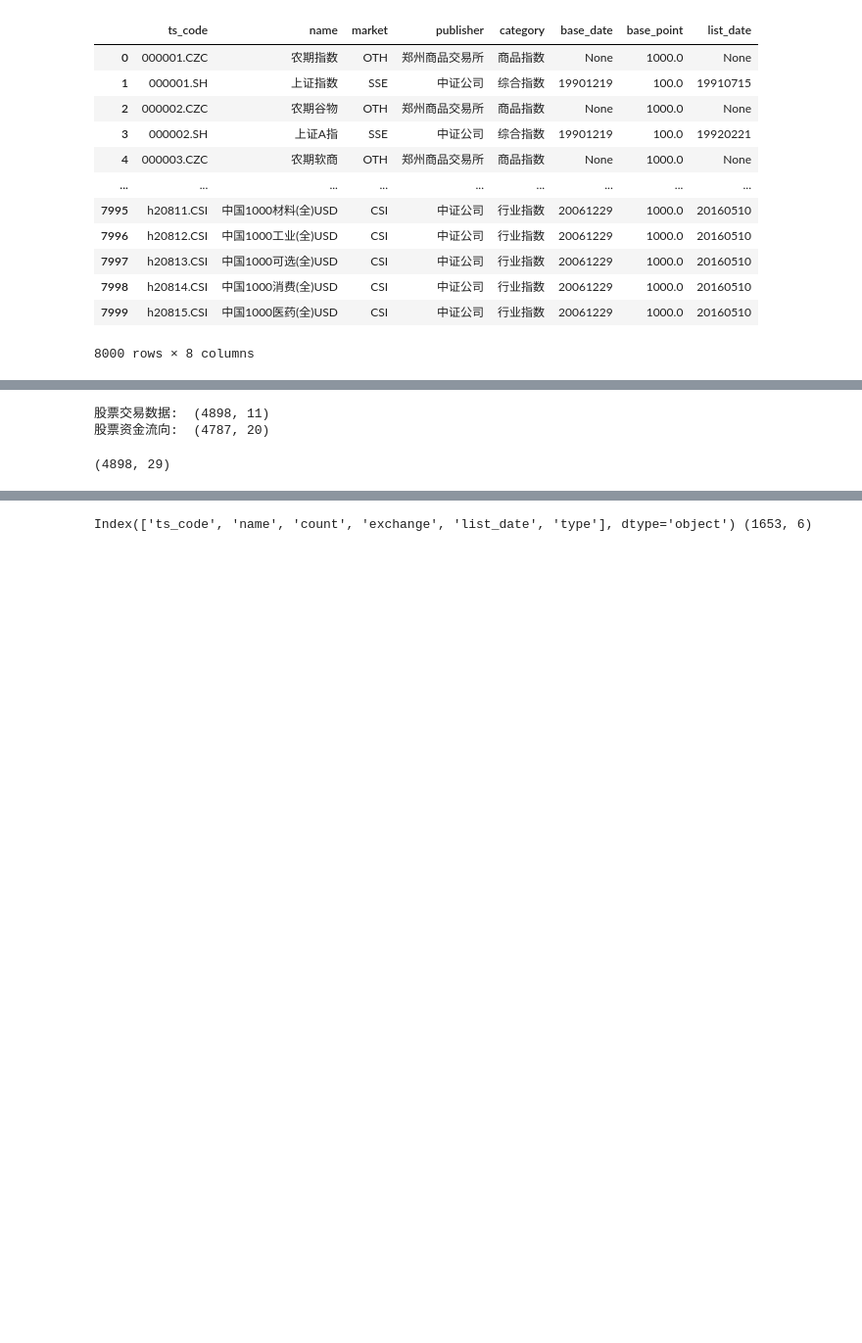
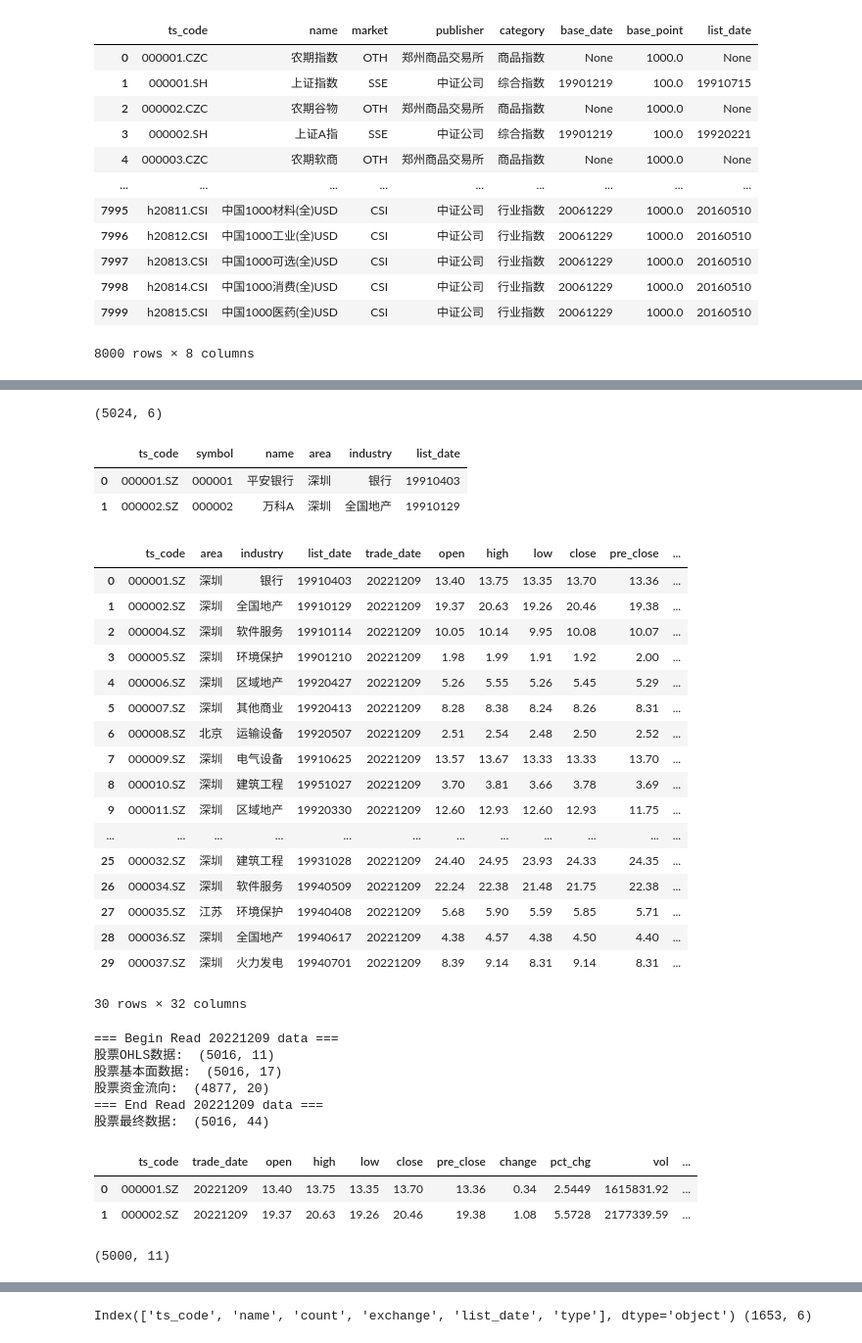
Before and after one commit to zhuangqingbin/StockProject, a Jupyter notebook: Debug/debug.ipynb, the cells around one changed output, grey strips where cells are left out. Shown: that part at 98% size. Saved outputs shown, nothing was run; the diff lists cells and outputs as text; code cells hidden in the pictures; blank space fills up the shorter version.

```diff
--- a/Debug/debug.ipynb
+++ b/Debug/debug.ipynb
@@ -68,3 +78,8 @@ df
 | 7998 | h20814.CSI | 中国1000消费(全)USD | CSI | 中证公司 | 行业指数 | 20061229 | 1000.0 | 20160510 |
 | 7999 | h20815.CSI | 中国1000医药(全)USD | CSI | 中证公司 | 行业指数 | 20061229 | 1000.0 | 20160510 |
 8000 rows × 8 columns
+# %%
+date='20221209'
+# %%
+data = pro.stock_basic(exchange='',
+                list_status='L', fields='ts_code,symbol,name,area,industry,list_date')
@@ -71,17 +102,54 @@ df
+# %%
+data.shape
+# %% [output]
+(5024, 6)
+# %%
+data.head(2)
+# %% [output]
+|  | ts_code | symbol | name | area | industry | list_date |
+| 0 | 000001.SZ | 000001 | 平安银行 | 深圳 | 银行 | 19910403 |
+| 1 | 000002.SZ | 000002 | 万科A | 深圳 | 全国地产 | 19910129 |
 # %%
-def get_price_money(date):
-    # 日线行情 - 股票交易数据
-    df_price = pro.daily(trade_date=date)
-    print("股票交易数据: ", df_price.shape)
-
-    # 日线行情 - 股票资金流向
-    df_money = pro.moneyflow(trade_date=date)
-    print("股票资金流向: ", df_money.shape)
-
-    df = pd.merge(df_price, df_money, how = 'outer', on = ['ts_code', 'trade_date'])
-    return df
+df_price = pro.daily(trade_date=date)
+df_money = pro.moneyflow(trade_date=date)
+df = pd.merge(df_price, df_money, how = 'outer',
+              on = ['ts_code', 'trade_date'])
-# %%
-df_20220907 = get_price_money('20220907')
-# %% [output]
-股票交易数据:  (4898, 11)
-股票资金流向:  (4787, 20)
+# %%
+dd = pd.merge(data[['ts_code', 'area', 'industry', 'list_date']],
+        df, on = 'ts_code', how = 'right')
+# %%
+dd.head(30)
+# %% [output]
+|  | ts_code | area | industry | list_date | trade_date | open | high | low | close | pre_close | ... |
+| 0 | 000001.SZ | 深圳 | 银行 | 19910403 | 20221209 | 13.40 | 13.75 | 13.35 | 13.70 | 13.36 | ... |
+| 1 | 000002.SZ | 深圳 | 全国地产 | 19910129 | 20221209 | 19.37 | 20.63 | 19.26 | 20.46 | 19.38 | ... |
+| 2 | 000004.SZ | 深圳 | 软件服务 | 19910114 | 20221209 | 10.05 | 10.14 | 9.95 | 10.08 | 10.07 | ... |
+| 3 | 000005.SZ | 深圳 | 环境保护 | 19901210 | 20221209 | 1.98 | 1.99 | 1.91 | 1.92 | 2.00 | ... |
+| 4 | 000006.SZ | 深圳 | 区域地产 | 19920427 | 20221209 | 5.26 | 5.55 | 5.26 | 5.45 | 5.29 | ... |
+| 5 | 000007.SZ | 深圳 | 其他商业 | 19920413 | 20221209 | 8.28 | 8.38 | 8.24 | 8.26 | 8.31 | ... |
+| 6 | 000008.SZ | 北京 | 运输设备 | 19920507 | 20221209 | 2.51 | 2.54 | 2.48 | 2.50 | 2.52 | ... |
+| 7 | 000009.SZ | 深圳 | 电气设备 | 19910625 | 20221209 | 13.57 | 13.67 | 13.33 | 13.33 | 13.70 | ... |
+| 8 | 000010.SZ | 深圳 | 建筑工程 | 19951027 | 20221209 | 3.70 | 3.81 | 3.66 | 3.78 | 3.69 | ... |
+| 9 | 000011.SZ | 深圳 | 区域地产 | 19920330 | 20221209 | 12.60 | 12.93 | 12.60 | 12.93 | 11.75 | ... |
+| ... | ... | ... | ... | ... | ... | ... | ... | ... | ... | ... | ... |
+| 25 | 000032.SZ | 深圳 | 建筑工程 | 19931028 | 20221209 | 24.40 | 24.95 | 23.93 | 24.33 | 24.35 | ... |
+| 26 | 000034.SZ | 深圳 | 软件服务 | 19940509 | 20221209 | 22.24 | 22.38 | 21.48 | 21.75 | 22.38 | ... |
+| 27 | 000035.SZ | 江苏 | 环境保护 | 19940408 | 20221209 | 5.68 | 5.90 | 5.59 | 5.85 | 5.71 | ... |
+| 28 | 000036.SZ | 深圳 | 全国地产 | 19940617 | 20221209 | 4.38 | 4.57 | 4.38 | 4.50 | 4.40 | ... |
+| 29 | 000037.SZ | 深圳 | 火力发电 | 19940701 | 20221209 | 8.39 | 9.14 | 8.31 | 9.14 | 8.31 | ... |
+30 rows × 32 columns
+# %%
+df = get_price_money(date)
+# %% [output]
+=== Begin Read 20221209 data ===
+股票OHLS数据:  (5016, 11)
+股票基本面数据:  (5016, 17)
+股票资金流向:  (4877, 20)
+=== End Read 20221209 data ===
+股票最终数据:  (5016, 44)
+# %%
+df.head(2)
+# %% [output]
+|  | ts_code | trade_date | open | high | low | close | pre_close | change | pct_chg | vol | ... |
+| 0 | 000001.SZ | 20221209 | 13.40 | 13.75 | 13.35 | 13.70 | 13.36 | 0.34 | 2.5449 | 1615831.92 | ... |
+| 1 | 000002.SZ | 20221209 | 19.37 | 20.63 | 19.26 | 20.46 | 19.38 | 1.08 | 5.5728 | 2177339.59 | ... |
@@ -88,4 +160,4 @@ df_20220907 = get_price_money('20220907')
 # %%
-df_20220907.shape
+df.shape
 # %% [output]
-(4898, 29)
+(5000, 11)
```
Also changed, not shown: parts of 26 cells of this notebook, 6 other files.
